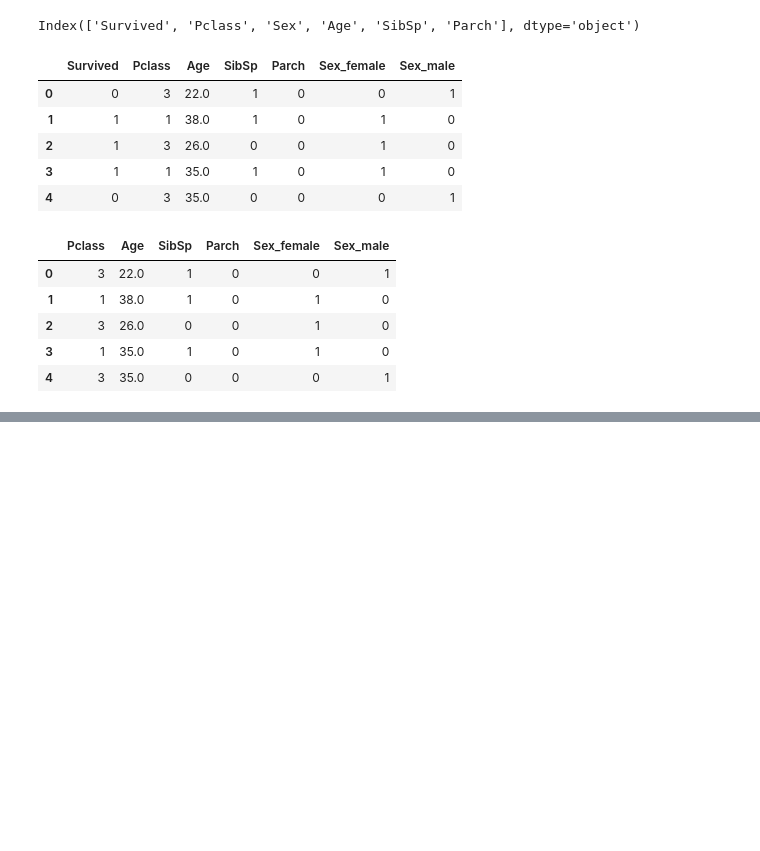
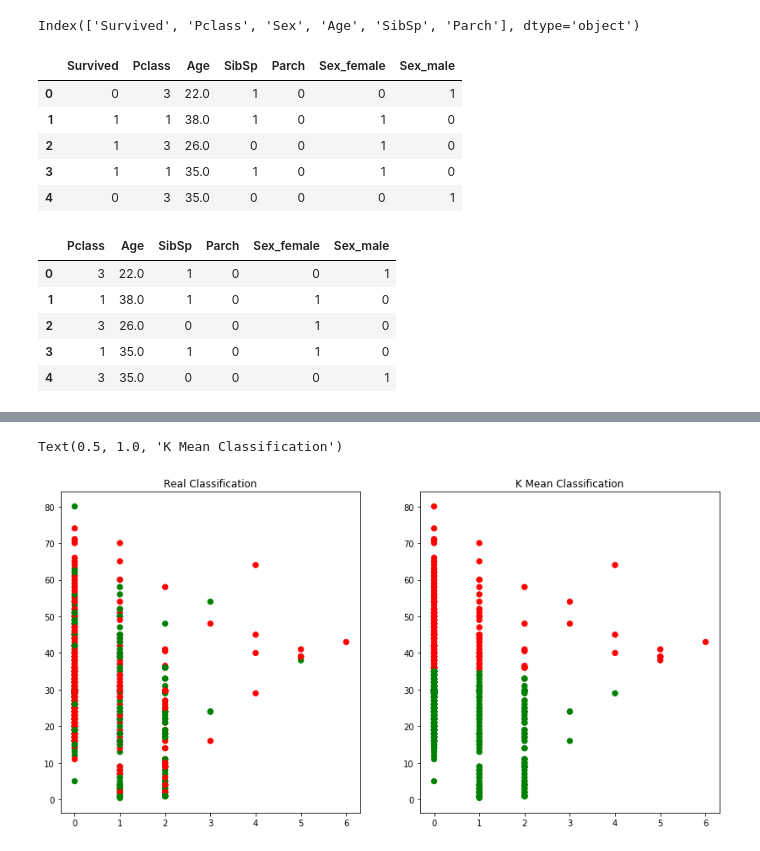
Before and after one commit to vkrit/fundamental-data-science-python, a Jupyter notebook: Workshop#9.ipynb, the cells around one changed output, grey strips where cells are left out. Cells and saved outputs as stored; diff of their text form; code cells hidden in the pictures; blank space fills up the shorter version.

```diff
--- a/Workshop#9.ipynb
+++ b/Workshop#9.ipynb
@@ -107,0 +136,5 @@ ValueError: Incorrect number of features. Got 891 features, expected 6
+# %%
+# The fix, we convert all the 1s to 0s and 0s to 1s.
+predY = np.choose(clf.labels_, [1, 0]).astype(np.int64)
+print (model.labels_)
+print (predY)
@@ -107,0 +159,20 @@ ValueError: Incorrect number of features. Got 891 features, expected 6
+# %%
+# View the results
+# Set the size of the plot
+plt.figure(figsize=(14,7))
+
+# Create a colormap
+colormap = np.array(['red', 'green'])
+
+# Plot Orginal
+plt.subplot(1, 2, 1)
+plt.scatter(x.iloc[:,3], x.iloc[:,1], c=colormap[df3['Survived']], s=40)
+plt.title('Real Classification')
+
+# Plot Predicted with corrected values
+plt.subplot(1, 2, 2)
+plt.scatter(x.iloc[:,3], x.iloc[:,1], c=colormap[predY], s=40)
+plt.title('K Mean Classification')
+# %% [output]
+Text(0.5, 1.0, 'K Mean Classification')
+[figure, added]
```
Also changed, not shown: parts of 10 cells of this notebook, 11 other files.
